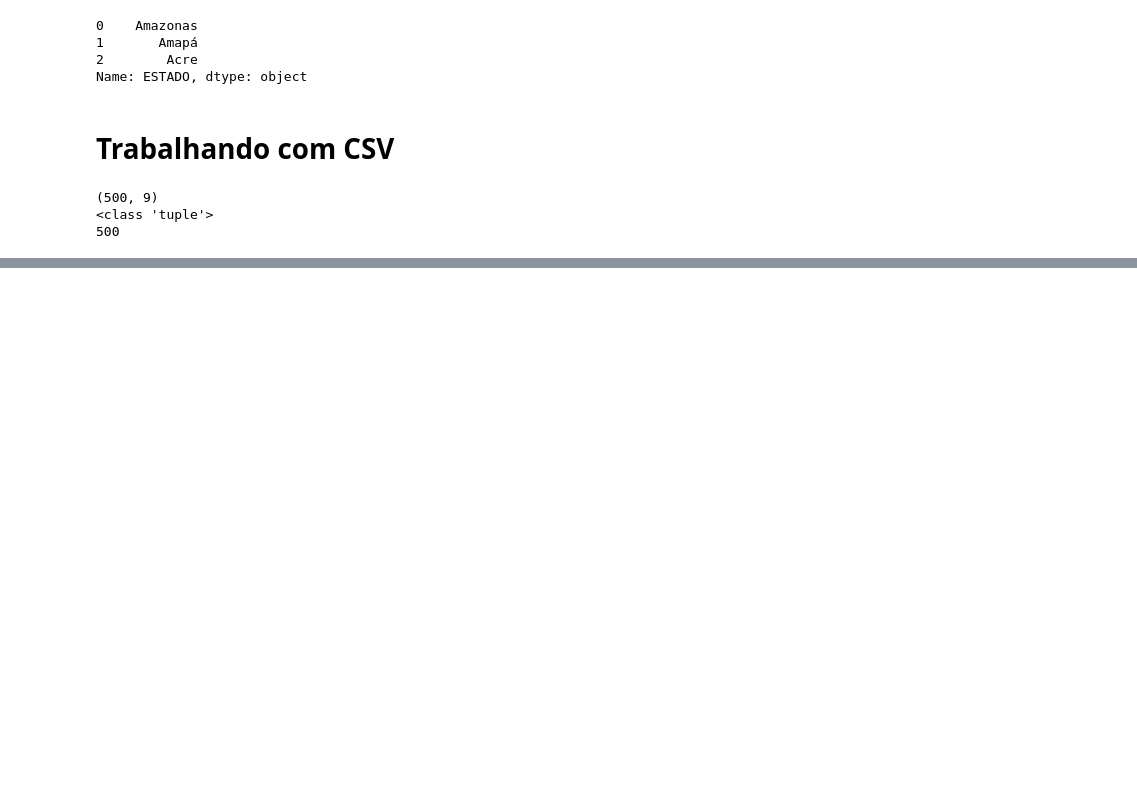
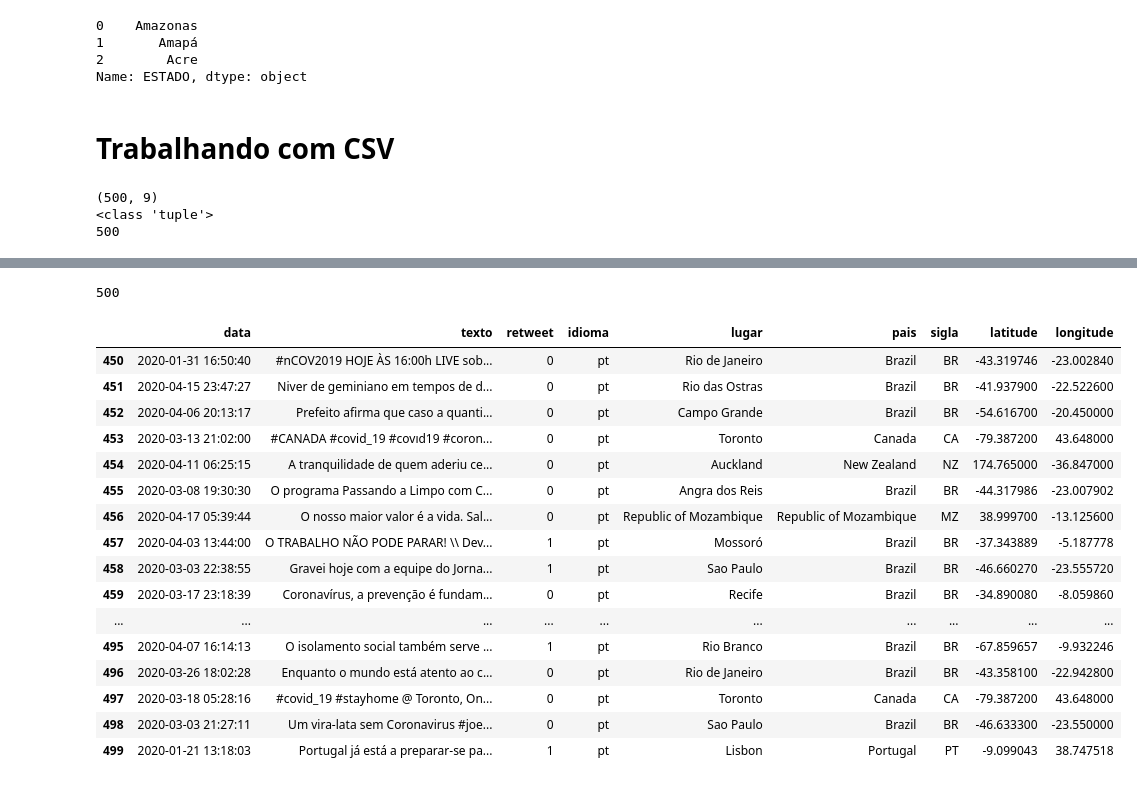
Before and after one commit to paulosalvatore/Ocean_CienciaDados_23_02_2021, a Jupyter notebook: Ocean_CienciaDados_23_02_2021.ipynb, the cells around one changed output, grey strips where cells are left out. Drawn from its saved outputs; the diff is of its cells as text; code cells hidden in the pictures; blank space fills up the shorter version.

```diff
--- a/Ocean_CienciaDados_23_02_2021.ipynb
+++ b/Ocean_CienciaDados_23_02_2021.ipynb
@@ -203,0 +324,25 @@ dt.head(20)
+# %%
+quantidade_total = len(dt.index)
+
+print(quantidade_total)
+
+dt.iloc[-50:]
+# %% [output]
+500
+|  | data | texto | retweet | idioma | lugar | pais | sigla | latitude | longitude |
+| 450 | 2020-01-31 16:50:40 | #nCOV2019 HOJE ÀS 16:00h LIVE sob... | 0 | pt | Rio de Janeiro | Brazil | BR | -43.319746 | -23.002840 |
+| 451 | 2020-04-15 23:47:27 | Niver de geminiano em tempos de d... | 0 | pt | Rio das Ostras | Brazil | BR | -41.937900 | -22.522600 |
+| 452 | 2020-04-06 20:13:17 | Prefeito afirma que caso a quanti... | 0 | pt | Campo Grande | Brazil | BR | -54.616700 | -20.450000 |
+| 453 | 2020-03-13 21:02:00 | #CANADA #covid_19 #covıd19 #coron... | 0 | pt | Toronto | Canada | CA | -79.387200 | 43.648000 |
+| 454 | 2020-04-11 06:25:15 | A tranquilidade de quem aderiu ce... | 0 | pt | Auckland | New Zealand | NZ | 174.765000 | -36.847000 |
+| 455 | 2020-03-08 19:30:30 | O programa Passando a Limpo com C... | 0 | pt | Angra dos Reis | Brazil | BR | -44.317986 | -23.007902 |
+| 456 | 2020-04-17 05:39:44 | O nosso maior valor é a vida. Sal... | 0 | pt | Republic of Mozambique | Republic of Mozambique | MZ | 38.999700 | -13.125600 |
+| 457 | 2020-04-03 13:44:00 | O TRABALHO NÃO PODE PARAR! \\ Dev... | 1 | pt | Mossoró | Brazil | BR | -37.343889 | -5.187778 |
+| 458 | 2020-03-03 22:38:55 | Gravei hoje com a equipe do Jorna... | 1 | pt | Sao Paulo | Brazil | BR | -46.660270 | -23.555720 |
+| 459 | 2020-03-17 23:18:39 | Coronavírus, a prevenção é fundam... | 0 | pt | Recife | Brazil | BR | -34.890080 | -8.059860 |
+| ... | ... | ... | ... | ... | ... | ... | ... | ... | ... |
+| 495 | 2020-04-07 16:14:13 | O isolamento social também serve ... | 1 | pt | Rio Branco | Brazil | BR | -67.859657 | -9.932246 |
+| 496 | 2020-03-26 18:02:28 | Enquanto o mundo está atento ao c... | 0 | pt | Rio de Janeiro | Brazil | BR | -43.358100 | -22.942800 |
+| 497 | 2020-03-18 05:28:16 | #covid_19 #stayhome @ Toronto, On... | 0 | pt | Toronto | Canada | CA | -79.387200 | 43.648000 |
+| 498 | 2020-03-03 21:27:11 | Um vira-lata sem Coronavirus #joe... | 0 | pt | Sao Paulo | Brazil | BR | -46.633300 | -23.550000 |
+| 499 | 2020-01-21 13:18:03 | Portugal já está a preparar-se pa... | 1 | pt | Lisbon | Portugal | PT | -9.099043 | 38.747518 |
```
Also changed, not shown: parts of 9 cells of this notebook.
